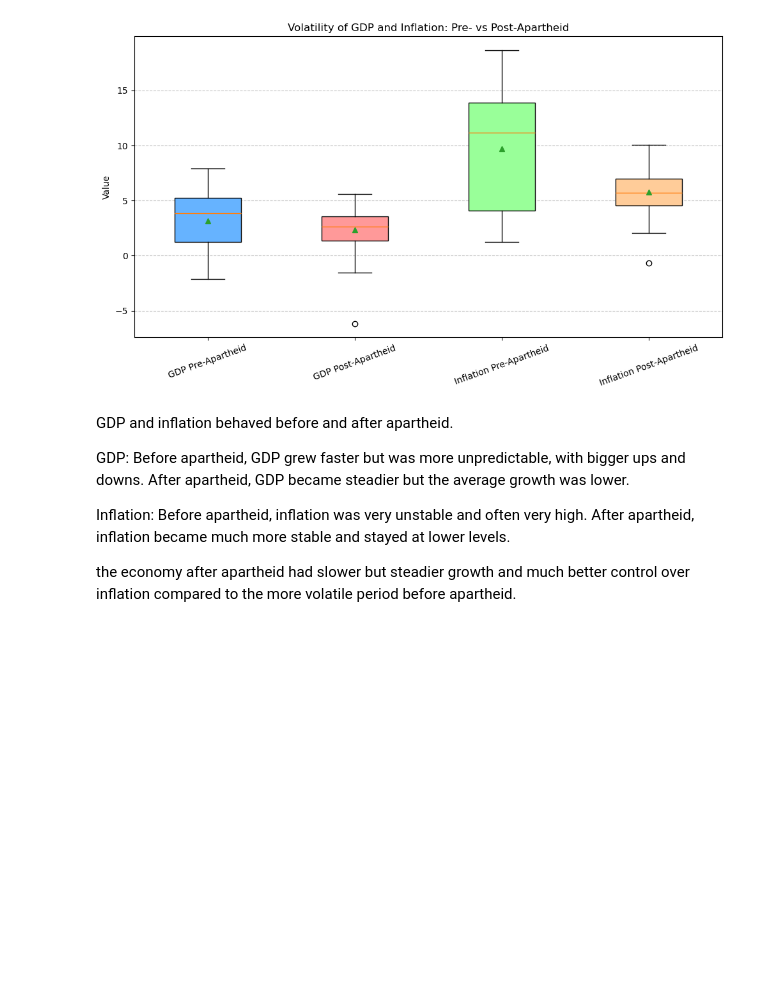
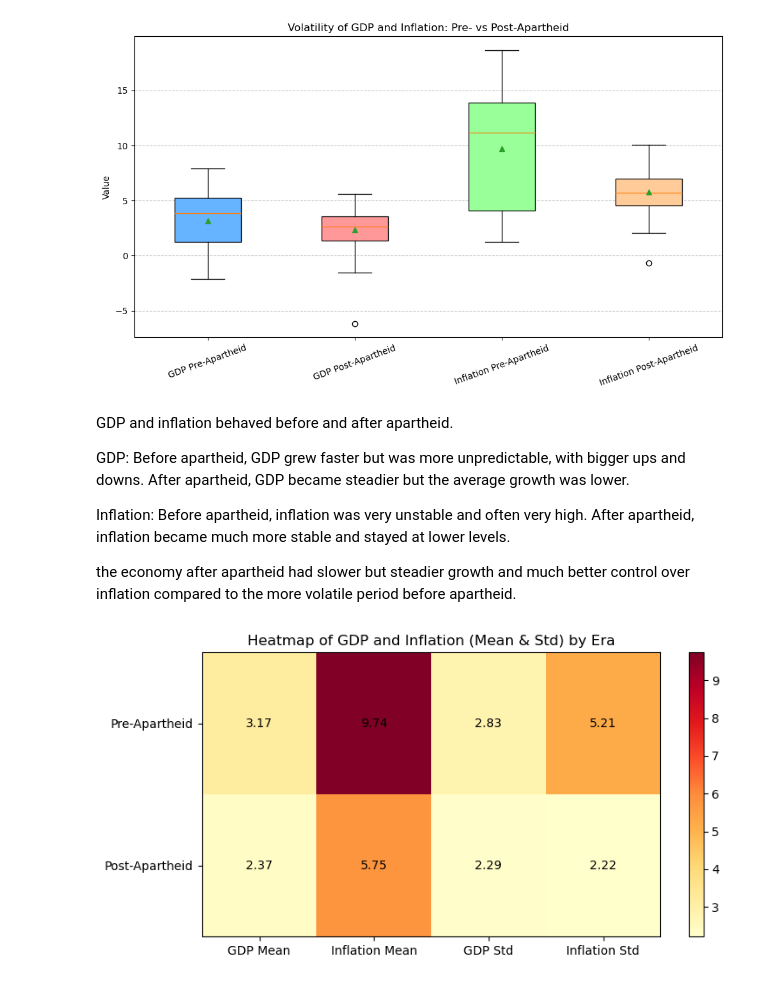
Before and after one commit to Tumelo-Jane/Data_analysis_and_visualisation_assignment, a Jupyter notebook: python_analytics/falang.ipynb, the cells around one changed output. Cells and saved outputs as stored; diff of their text form; code cells hidden in the pictures; blank space fills up the shorter version.

```diff
--- a/python_analytics/falang.ipynb
+++ b/python_analytics/falang.ipynb
@@ -557,3 +550,36 @@ GDP: Before apartheid, GDP grew faster but was more unpredictable, with bigger u
 Inflation: Before apartheid, inflation was very unstable and often very high. After apartheid, inflation became much more stable and stayed at lower levels.
 
 the economy after apartheid had slower but steadier growth and much better control over inflation compared to the more volatile period before apartheid.
+# %%
+
+import matplotlib.pyplot as plt
+import numpy as np
+
+# Prepare data for heatmap: rows are eras, columns are metrics
+data = [
+    [mean_gdp_apartheid, mean_infl_apartheid, std_gdp_apartheid, std_infl_apartheid],
+    [mean_gdp_post, mean_infl_post, std_gdp_post, std_infl_post]
+]
+eras = ['Pre-Apartheid', 'Post-Apartheid']
+metrics = ['GDP Mean', 'Inflation Mean', 'GDP Std', 'Inflation Std']
+
+fig, ax = plt.subplots(figsize=(8, 4))
+im = ax.imshow(data, cmap='YlOrRd', aspect='auto')
+
+# Show all ticks and label them
+ax.set_xticks(np.arange(len(metrics)))
+ax.set_yticks(np.arange(len(eras)))
+ax.set_xticklabels(metrics)
+ax.set_yticklabels(eras)
+
+# Annotate each cell with its value
+for i in range(len(eras)):
+    for j in range(len(metrics)):
+        ax.text(j, i, f'{data[i][j]:.2f}', ha='center', va='center', color='black')
+
+plt.title('Heatmap of GDP and Inflation (Mean & Std) by Era')
+plt.colorbar(im, ax=ax)
+plt.tight_layout()
+plt.show()
+# %% [output]
+[figure, added]
```
Also changed, not shown: parts of 3 cells of this notebook.
